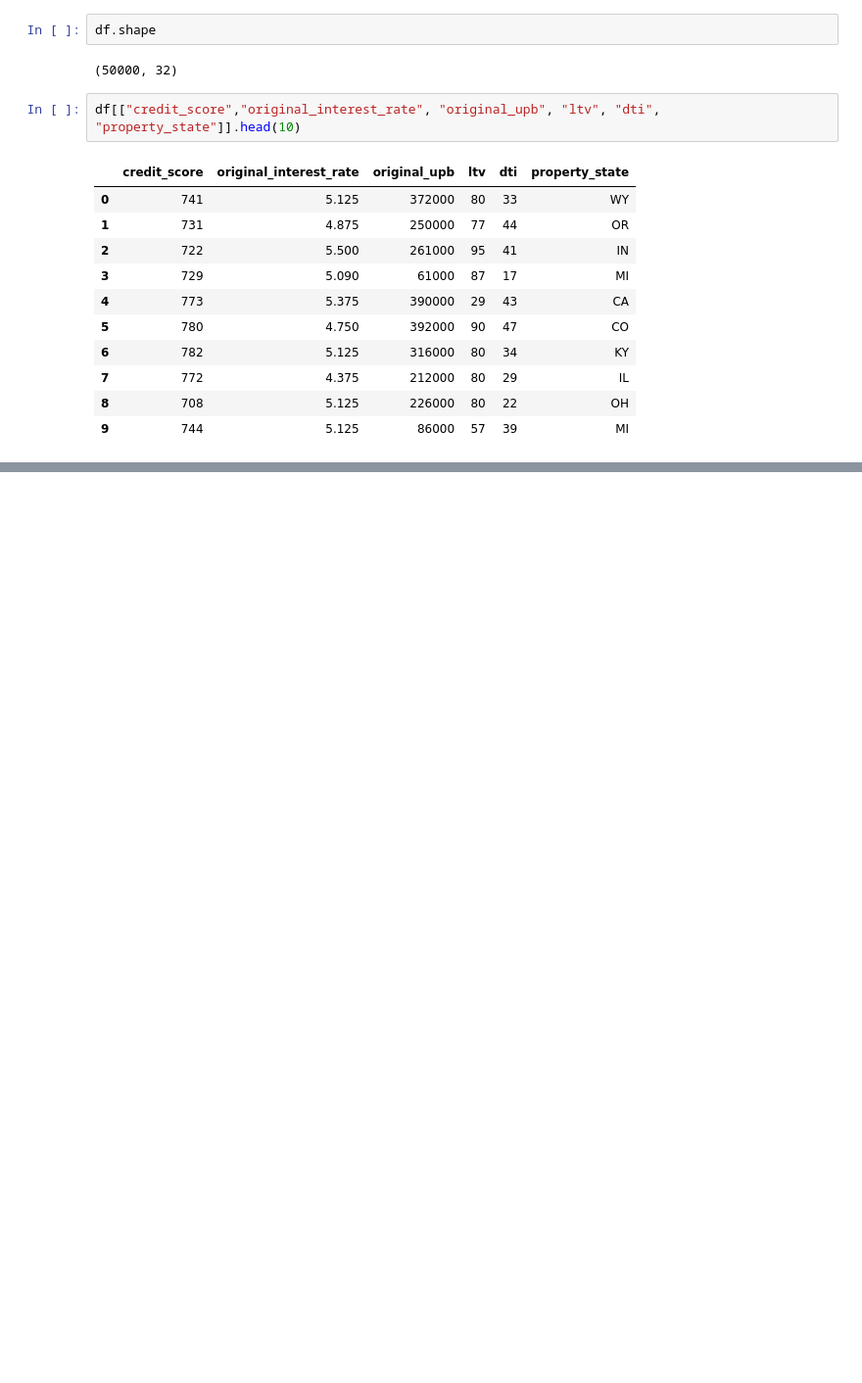
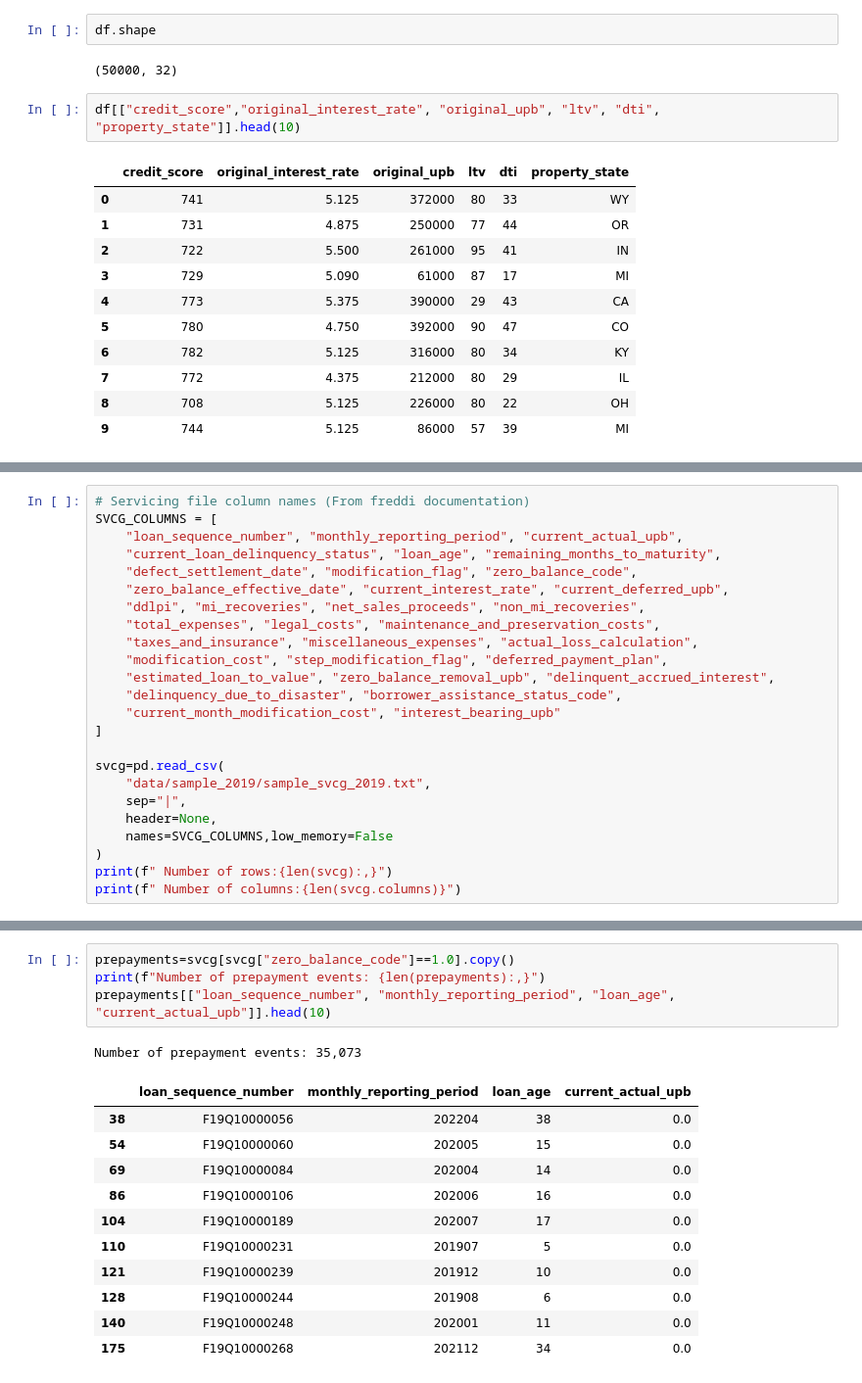
Before and after one commit to dixitbhavin/mbs-prepayment-ml, a Jupyter notebook: 01_load_data.ipynb, the cells around one changed output, grey strips where cells are left out. Shown at 98% size. Drawn from its saved outputs; the diff is of its cells as text; blank space fills up the shorter version.

```diff
--- a/01_load_data.ipynb
+++ b/01_load_data.ipynb
@@ -61,0 +91,24 @@ df[["credit_score","original_interest_rate", "original_upb", "ltv", "dti", "prop
+# %%
+# Servicing file column names (From freddi documentation)
+SVCG_COLUMNS = [
+    "loan_sequence_number", "monthly_reporting_period", "current_actual_upb",
+    "current_loan_delinquency_status", "loan_age", "remaining_months_to_maturity",
+    "defect_settlement_date", "modification_flag", "zero_balance_code",
+    "zero_balance_effective_date", "current_interest_rate", "current_deferred_upb",
+    "ddlpi", "mi_recoveries", "net_sales_proceeds", "non_mi_recoveries",
+    "total_expenses", "legal_costs", "maintenance_and_preservation_costs",
+    "taxes_and_insurance", "miscellaneous_expenses", "actual_loss_calculation",
+    "modification_cost", "step_modification_flag", "deferred_payment_plan",
+    "estimated_loan_to_value", "zero_balance_removal_upb", "delinquent_accrued_interest",
+    "delinquency_due_to_disaster", "borrower_assistance_status_code",
+    "current_month_modification_cost", "interest_bearing_upb"
+]
+
+svcg=pd.read_csv(
+    "data/sample_2019/sample_svcg_2019.txt",
+    sep="|",
+    header=None,
+    names=SVCG_COLUMNS,low_memory=False
+)
+print(f" Number of rows:{len(svcg):,}")
+print(f" Number of columns:{len(svcg.columns)}")
@@ -61,0 +141,17 @@ df[["credit_score","original_interest_rate", "original_upb", "ltv", "dti", "prop
+# %%
+prepayments=svcg[svcg["zero_balance_code"]==1.0].copy()
+print(f"Number of prepayment events: {len(prepayments):,}")
+prepayments[["loan_sequence_number", "monthly_reporting_period", "loan_age", "current_actual_upb"]].head(10)
+# %% [output]
+Number of prepayment events: 35,073
+|  | loan_sequence_number | monthly_reporting_period | loan_age | current_actual_upb |
+| 38 | F19Q10000056 | 202204 | 38 | 0.0 |
+| 54 | F19Q10000060 | 202005 | 15 | 0.0 |
+| 69 | F19Q10000084 | 202004 | 14 | 0.0 |
+| 86 | F19Q10000106 | 202006 | 16 | 0.0 |
+| 104 | F19Q10000189 | 202007 | 17 | 0.0 |
+| 110 | F19Q10000231 | 201907 | 5 | 0.0 |
+| 121 | F19Q10000239 | 201912 | 10 | 0.0 |
+| 128 | F19Q10000244 | 201908 | 6 | 0.0 |
+| 140 | F19Q10000248 | 202001 | 11 | 0.0 |
+| 175 | F19Q10000268 | 202112 | 34 | 0.0 |
```
Also changed, not shown: parts of 7 cells of this notebook.
